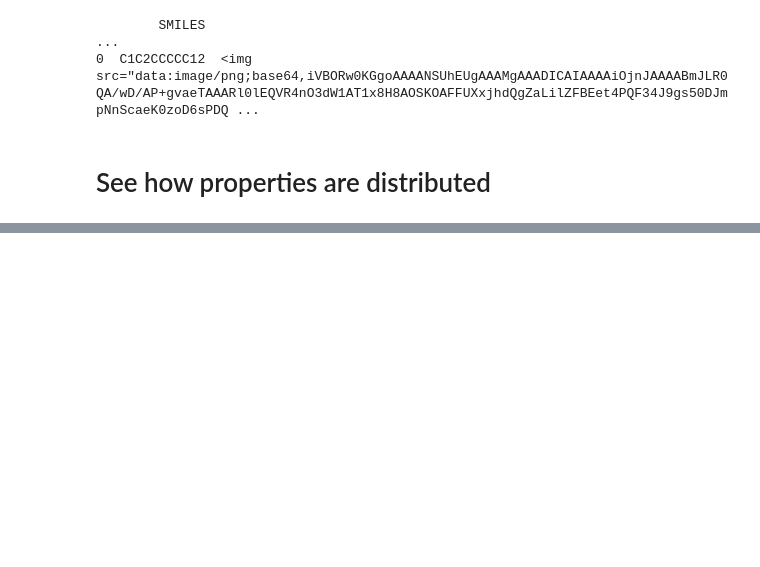
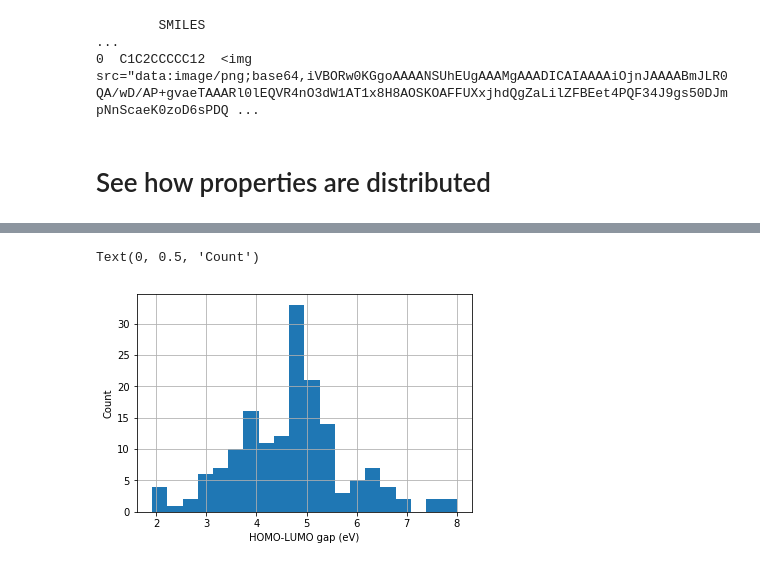
Before and after one commit to mrauha/orca_wflow_tutorial, a Jupyter notebook: Untitled.ipynb, the cells around one changed output, grey strips where cells are left out. Drawn from its saved outputs; the diff is of its cells as text; code cells hidden in the pictures; blank space fills up the shorter version.

```diff
--- a/Untitled.ipynb
+++ b/Untitled.ipynb
@@ -284,0 +324,7 @@ rigid_molecules.head(n=1)
+# %%
+rigid_molecules["gap"].hist(bins=20)
+plt.xlabel("HOMO-LUMO gap (eV)")
+plt.ylabel("Count")
+# %% [output]
+Text(0, 0.5, 'Count')
+[figure, added]
```
Also changed, not shown: parts of 13 cells of this notebook, 3 other files.
